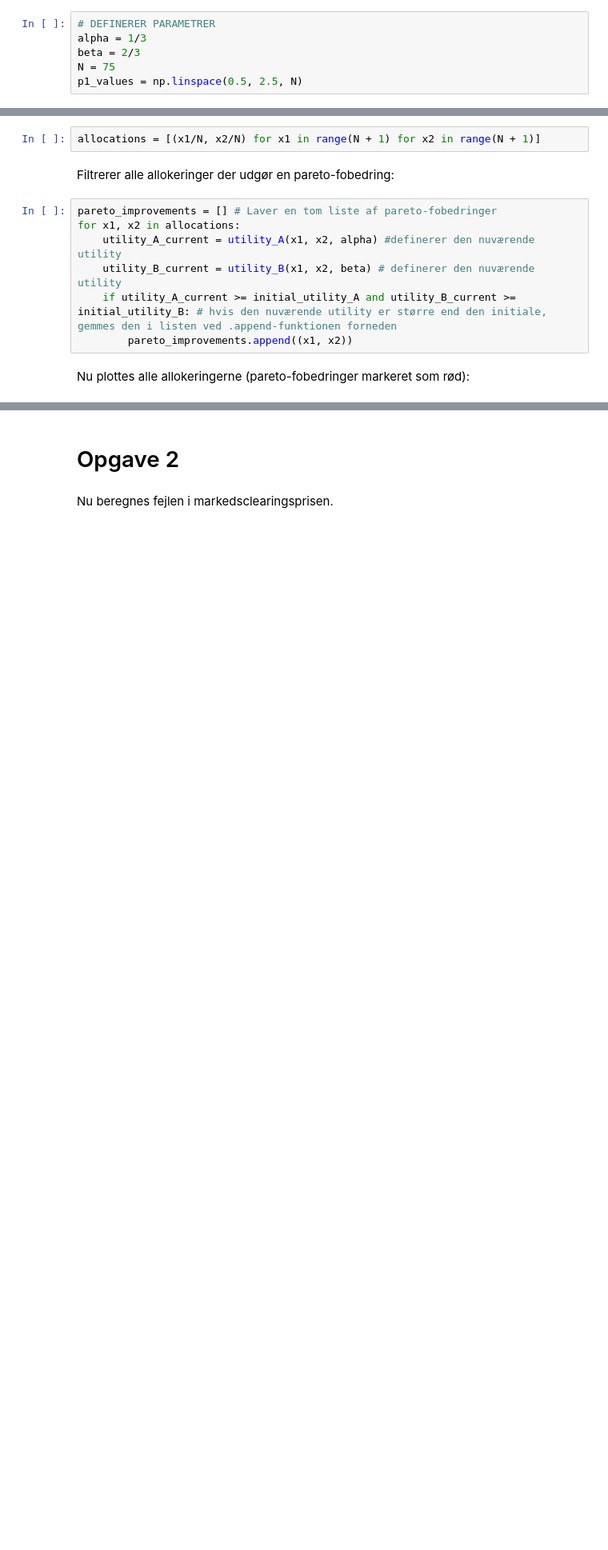
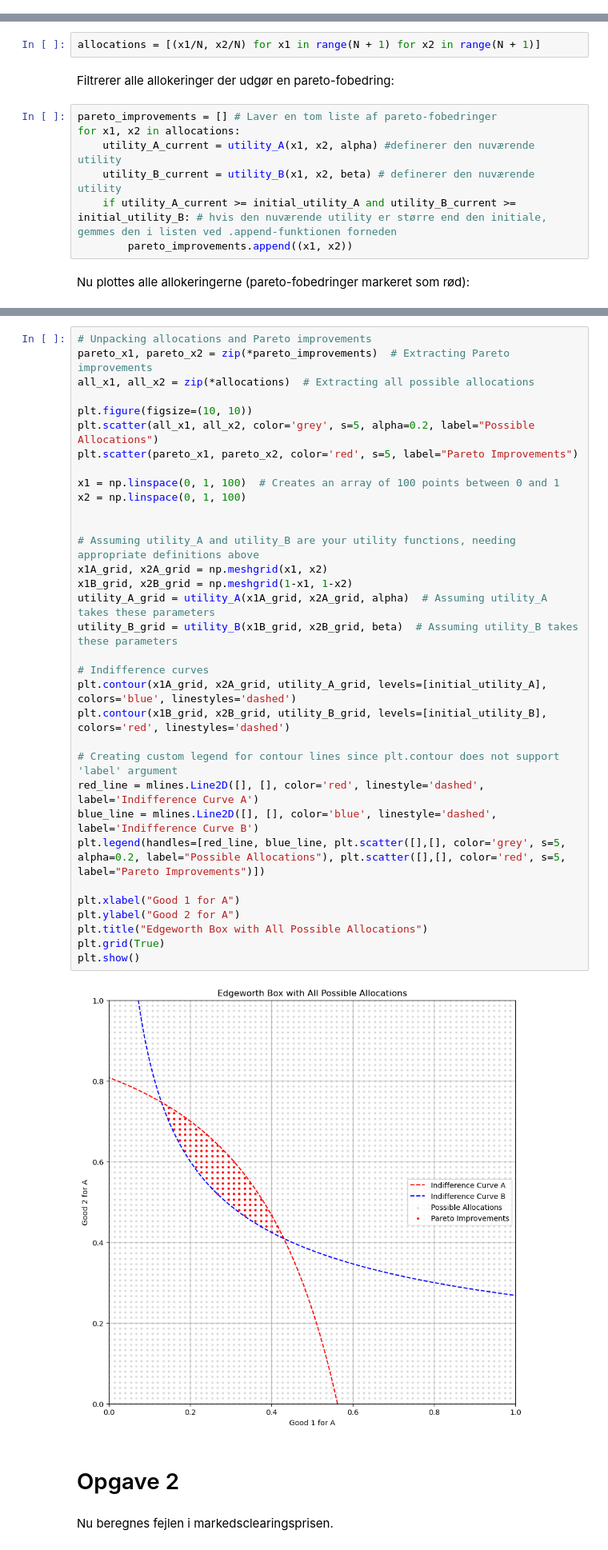
Before and after one commit to NumEconCopenhagen/projects-2024-jacobogmads, a Jupyter notebook: Jacob/Inaugural Jacob.ipynb, the cells around one changed output, grey strips where cells are left out. Shown at 80% size. Saved outputs shown, nothing was run; the diff lists cells and outputs as text; blank space fills up the shorter version.

```diff
--- a/Jacob/Inaugural Jacob.ipynb
+++ b/Jacob/Inaugural Jacob.ipynb
@@ -7,9 +1,3 @@ import matplotlib.pyplot as plt
-# %%
-# DEFINERER PARAMETRER
-alpha = 1/3
-beta = 2/3
-N = 75
-p1_values = np.linspace(0.5, 2.5, N)
 # %% [markdown]
 Importerer funktioner defineret i python script
 # %%
@@ -75,3 +47,38 @@ plt.show()
+# %%
+# Unpacking allocations and Pareto improvements
+pareto_x1, pareto_x2 = zip(*pareto_improvements)  # Extracting Pareto improvements
+all_x1, all_x2 = zip(*allocations)  # Extracting all possible allocations
+
+plt.figure(figsize=(10, 10))
+plt.scatter(all_x1, all_x2, color='grey', s=5, alpha=0.2, label="Possible Allocations")
+plt.scatter(pareto_x1, pareto_x2, color='red', s=5, label="Pareto Improvements")
+
+x1 = np.linspace(0, 1, 100)  # Creates an array of 100 points between 0 and 1
+x2 = np.linspace(0, 1, 100)
+
+
+# Assuming utility_A and utility_B are your utility functions, needing appropriate definitions above
+x1A_grid, x2A_grid = np.meshgrid(x1, x2)
+x1B_grid, x2B_grid = np.meshgrid(1-x1, 1-x2)
+utility_A_grid = utility_A(x1A_grid, x2A_grid, alpha)  # Assuming utility_A takes these parameters
+utility_B_grid = utility_B(x1B_grid, x2B_grid, beta)  # Assuming utility_B takes these parameters
+
+# Indifference curves
+plt.contour(x1A_grid, x2A_grid, utility_A_grid, levels=[initial_utility_A], colors='blue', linestyles='dashed')
+plt.contour(x1B_grid, x2B_grid, utility_B_grid, levels=[initial_utility_B], colors='red', linestyles='dashed')
+
+# Creating custom legend for contour lines since plt.contour does not support 'label' argument
+red_line = mlines.Line2D([], [], color='red', linestyle='dashed', label='Indifference Curve A')
+blue_line = mlines.Line2D([], [], color='blue', linestyle='dashed', label='Indifference Curve B')
+plt.legend(handles=[red_line, blue_line, plt.scatter([],[], color='grey', s=5, alpha=0.2, label="Possible Allocations"), plt.scatter([],[], color='red', s=5, label="Pareto Improvements")])
+
+plt.xlabel("Good 1 for A")
+plt.ylabel("Good 2 for A")
+plt.title("Edgeworth Box with All Possible Allocations")
+plt.grid(True)
+plt.show()
+# %% [output]
+[figure, added]
 # %% [markdown]
 # Opgave 2
 # %% [markdown]
```
Also changed, not shown: parts of 22 cells of this notebook, 1 other file.
